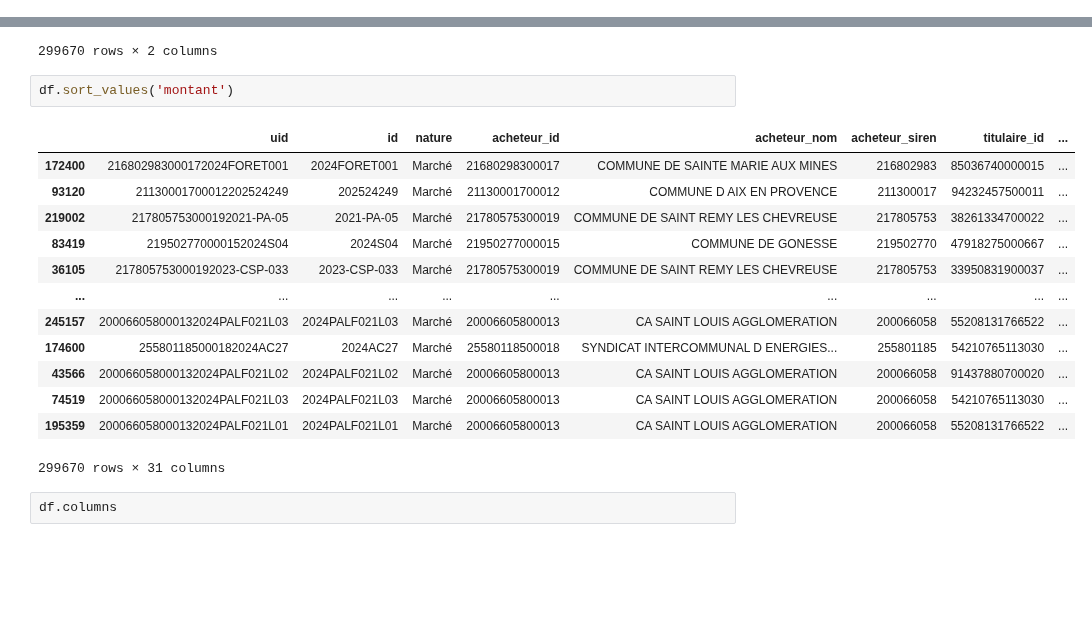
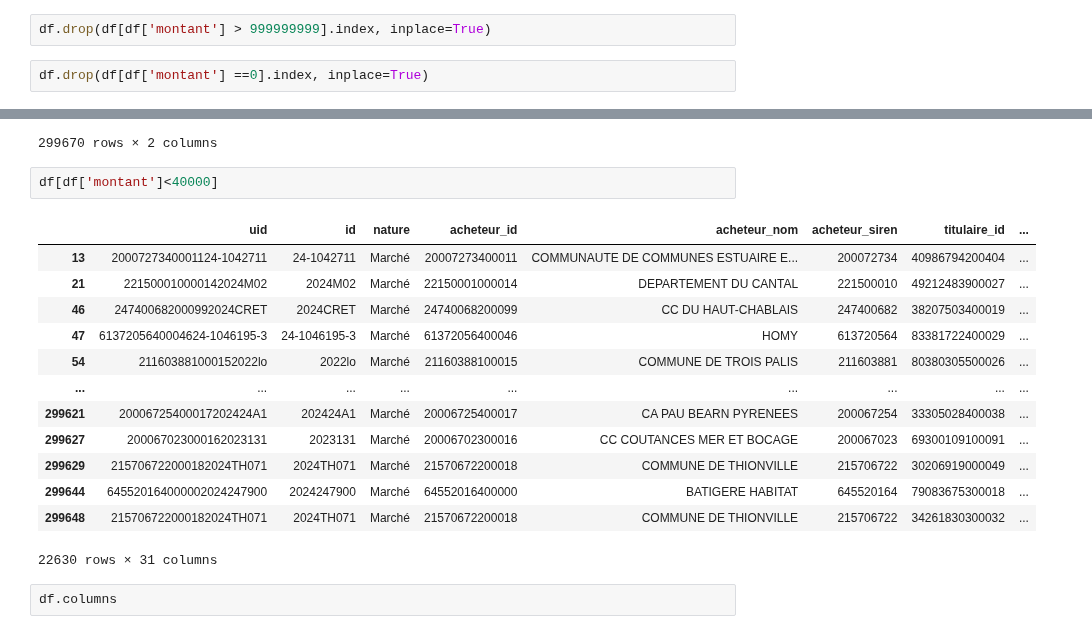
Before and after one commit to RonanB400/decp_ml, a Jupyter notebook: notebooks/PC_explo.ipynb, the cells around one changed output, grey strips where cells are left out. Drawn from its saved outputs; the diff is of its cells as text; blank space fills up the shorter version.

```diff
--- a/notebooks/PC_explo.ipynb
+++ b/notebooks/PC_explo.ipynb
@@ -98,0 +71,4 @@ Name: count, dtype: int64
+# %%
+df.drop(df[df['montant'] > 999999999].index, inplace=True)
+# %%
+df.drop(df[df['montant'] ==0].index, inplace=True)
@@ -128,21 +109,21 @@ df[['montant', 'nature']].sort_values('montant', ascending=False)
 | 36105 | 1.000000e-02 | Marché |
 299670 rows × 2 columns
 # %%
-df.sort_values('montant')
+df[df['montant']<40000]
 # %% [output]
 |  | uid | id | nature | acheteur_id | acheteur_nom | acheteur_siren | titulaire_id | ... |
-| 172400 | 216802983000172024FORET001 | 2024FORET001 | Marché | 21680298300017 | COMMUNE DE SAINTE MARIE AUX MINES | 216802983 | 85036740000015 | ... |
-| 93120 | 21130001700012202524249 | 202524249 | Marché | 21130001700012 | COMMUNE D AIX EN PROVENCE | 211300017 | 94232457500011 | ... |
-| 219002 | 217805753000192021-PA-05 | 2021-PA-05 | Marché | 21780575300019 | COMMUNE DE SAINT REMY LES CHEVREUSE | 217805753 | 38261334700022 | ... |
-| 83419 | 219502770000152024S04 | 2024S04 | Marché | 21950277000015 | COMMUNE DE GONESSE | 219502770 | 47918275000667 | ... |
-| 36105 | 217805753000192023-CSP-033 | 2023-CSP-033 | Marché | 21780575300019 | COMMUNE DE SAINT REMY LES CHEVREUSE | 217805753 | 33950831900037 | ... |
+| 13 | 2000727340001124-1042711 | 24-1042711 | Marché | 20007273400011 | COMMUNAUTE DE COMMUNES ESTUAIRE E... | 200072734 | 40986794200404 | ... |
+| 21 | 221500010000142024M02 | 2024M02 | Marché | 22150001000014 | DEPARTEMENT DU CANTAL | 221500010 | 49212483900027 | ... |
+| 46 | 247400682000992024CRET | 2024CRET | Marché | 24740068200099 | CC DU HAUT-CHABLAIS | 247400682 | 38207503400019 | ... |
+| 47 | 6137205640004624-1046195-3 | 24-1046195-3 | Marché | 61372056400046 | HOMY | 613720564 | 83381722400029 | ... |
+| 54 | 211603881000152022lo | 2022lo | Marché | 21160388100015 | COMMUNE DE TROIS PALIS | 211603881 | 80380305500026 | ... |
 | ... | ... | ... | ... | ... | ... | ... | ... | ... |
-| 245157 | 200066058000132024PALF021L03 | 2024PALF021L03 | Marché | 20006605800013 | CA SAINT LOUIS AGGLOMERATION | 200066058 | 55208131766522 | ... |
-| 174600 | 255801185000182024AC27 | 2024AC27 | Marché | 25580118500018 | SYNDICAT INTERCOMMUNAL D ENERGIES... | 255801185 | 54210765113030 | ... |
-| 43566 | 200066058000132024PALF021L02 | 2024PALF021L02 | Marché | 20006605800013 | CA SAINT LOUIS AGGLOMERATION | 200066058 | 91437880700020 | ... |
-| 74519 | 200066058000132024PALF021L03 | 2024PALF021L03 | Marché | 20006605800013 | CA SAINT LOUIS AGGLOMERATION | 200066058 | 54210765113030 | ... |
-| 195359 | 200066058000132024PALF021L01 | 2024PALF021L01 | Marché | 20006605800013 | CA SAINT LOUIS AGGLOMERATION | 200066058 | 55208131766522 | ... |
+| 299621 | 20006725400017202424A1 | 202424A1 | Marché | 20006725400017 | CA PAU BEARN PYRENEES | 200067254 | 33305028400038 | ... |
+| 299627 | 200067023000162023131 | 2023131 | Marché | 20006702300016 | CC COUTANCES MER ET BOCAGE | 200067023 | 69300109100091 | ... |
+| 299629 | 215706722000182024TH071 | 2024TH071 | Marché | 21570672200018 | COMMUNE DE THIONVILLE | 215706722 | 30206919000049 | ... |
+| 299644 | 645520164000002024247900 | 2024247900 | Marché | 64552016400000 | BATIGERE HABITAT | 645520164 | 79083675300018 | ... |
+| 299648 | 215706722000182024TH071 | 2024TH071 | Marché | 21570672200018 | COMMUNE DE THIONVILLE | 215706722 | 34261830300032 | ... |
-299670 rows × 31 columns
+22630 rows × 31 columns
 # %%
 df.columns
 # %% [output]
```
Also changed, not shown: parts of 14 cells of this notebook.
